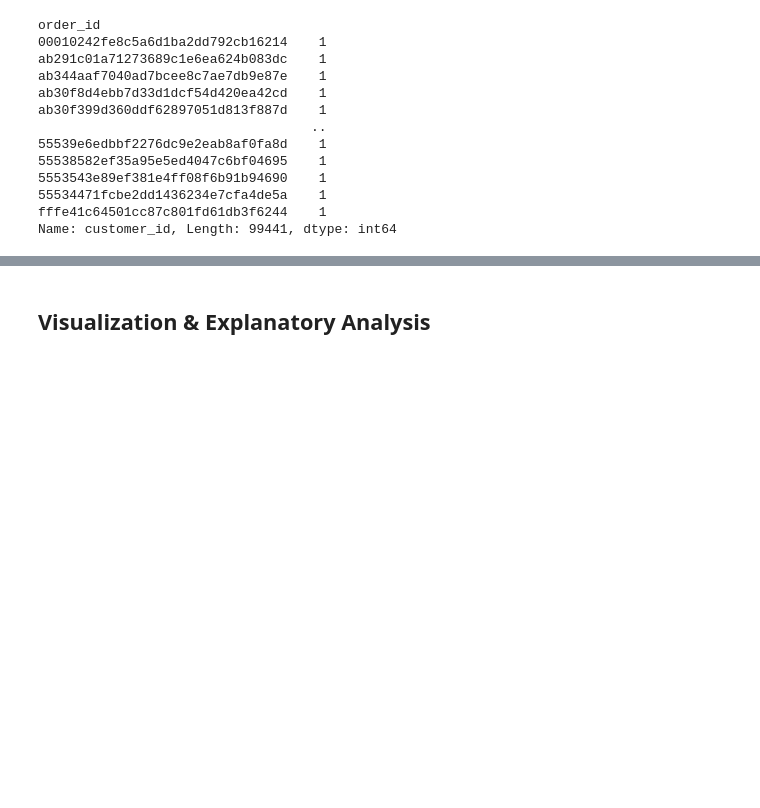
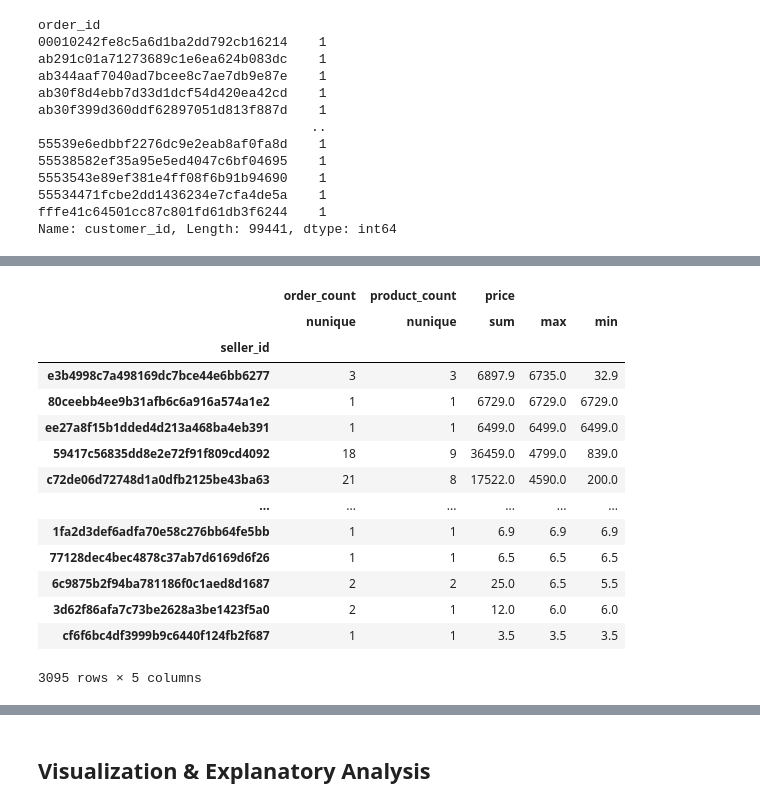
Before and after one commit to ArovaSyams/ecommerce-python-data-analysis, a Jupyter notebook: notebook.ipynb, the cells around one changed output, grey strips where cells are left out. Saved outputs shown, nothing was run; the diff lists cells and outputs as text; code cells hidden in the pictures; blank space fills up the shorter version.

```diff
--- a/notebook.ipynb
+++ b/notebook.ipynb
@@ -1116,0 +1283,19 @@ order_performance_df.describe()
+# %%
+# find most revenue in 1 time order
+order_items_pivot_tb.sort_values(by=("price", "max"), ascending=False)
+# %% [output]
+|  | order_count | product_count | price |  |  |
+|  | nunique | nunique | sum | max | min |
+| seller_id |  |  |  |  |  |
+| e3b4998c7a498169dc7bce44e6bb6277 | 3 | 3 | 6897.9 | 6735.0 | 32.9 |
+| 80ceebb4ee9b31afb6c6a916a574a1e2 | 1 | 1 | 6729.0 | 6729.0 | 6729.0 |
+| ee27a8f15b1dded4d213a468ba4eb391 | 1 | 1 | 6499.0 | 6499.0 | 6499.0 |
+| 59417c56835dd8e2e72f91f809cd4092 | 18 | 9 | 36459.0 | 4799.0 | 839.0 |
+| c72de06d72748d1a0dfb2125be43ba63 | 21 | 8 | 17522.0 | 4590.0 | 200.0 |
+| ... | ... | ... | ... | ... | ... |
+| 1fa2d3def6adfa70e58c276bb64fe5bb | 1 | 1 | 6.9 | 6.9 | 6.9 |
+| 77128dec4bec4878c37ab7d6169d6f26 | 1 | 1 | 6.5 | 6.5 | 6.5 |
+| 6c9875b2f94ba781186f0c1aed8d1687 | 2 | 2 | 25.0 | 6.5 | 5.5 |
+| 3d62f86afa7c73be2628a3be1423f5a0 | 2 | 1 | 12.0 | 6.0 | 6.0 |
+| cf6f6bc4df3999b9c6440f124fb2f687 | 1 | 1 | 3.5 | 3.5 | 3.5 |
+3095 rows × 5 columns
```
Also changed, not shown: parts of 32 cells of this notebook.
